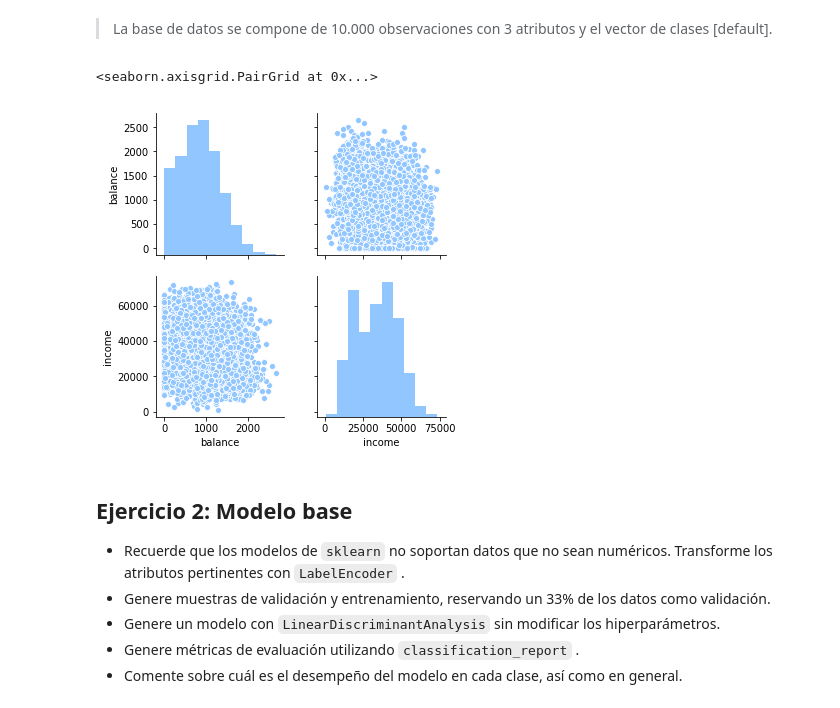
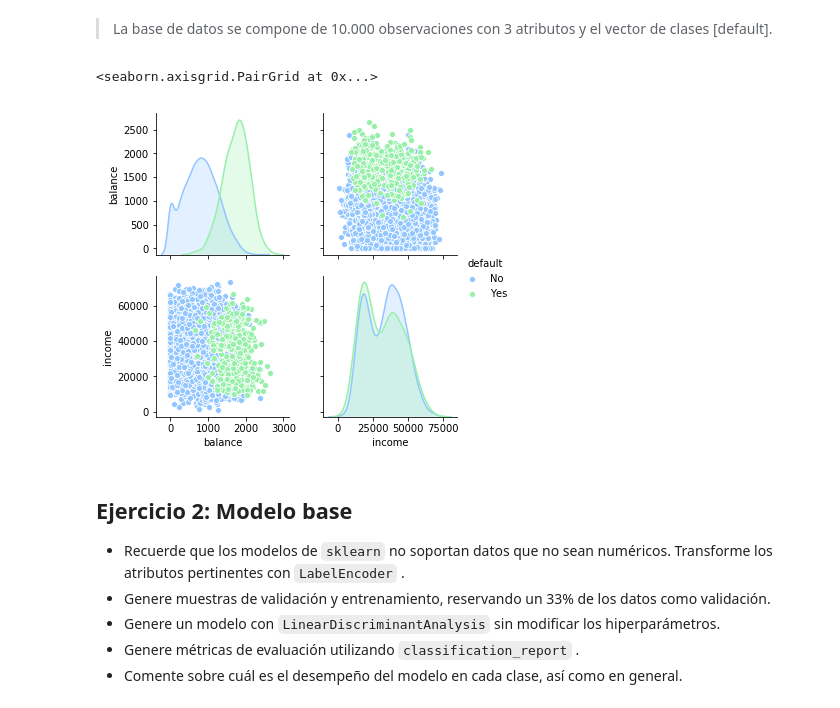
Before and after one commit to ridexmoler/modulo-machine-learning, a Jupyter notebook: semana2/sesion4/Pablo-Rocco-ACT004/notebook.ipynb, the cells around one changed output. Saved outputs shown, nothing was run; the diff lists cells and outputs as text; code cells hidden in the pictures.

```diff
--- a/semana2/sesion4/Pablo-Rocco-ACT004/notebook.ipynb
+++ b/semana2/sesion4/Pablo-Rocco-ACT004/notebook.ipynb
@@ -87,11 +87,12 @@ df.shape
 (10000, 4)
 # %% [markdown]
 > La base de datos se compone de 10.000 observaciones con 3 atributos y el vector de clases [default].
-# %%
-sns.pairplot(df)
-# %% [output]
-<seaborn.axisgrid.PairGrid at 0x...>
-[figure, removed]
+# %%
+# Se revisa la distribución de los atributos respecto a las clases.
+sns.pairplot(df, hue='default')
+# %% [output]
+<seaborn.axisgrid.PairGrid at 0x...>
+[figure, added]
 # %% [markdown]
 ## Ejercicio 2: Modelo base
 
```
Also changed, not shown: parts of 36 cells of this notebook.
